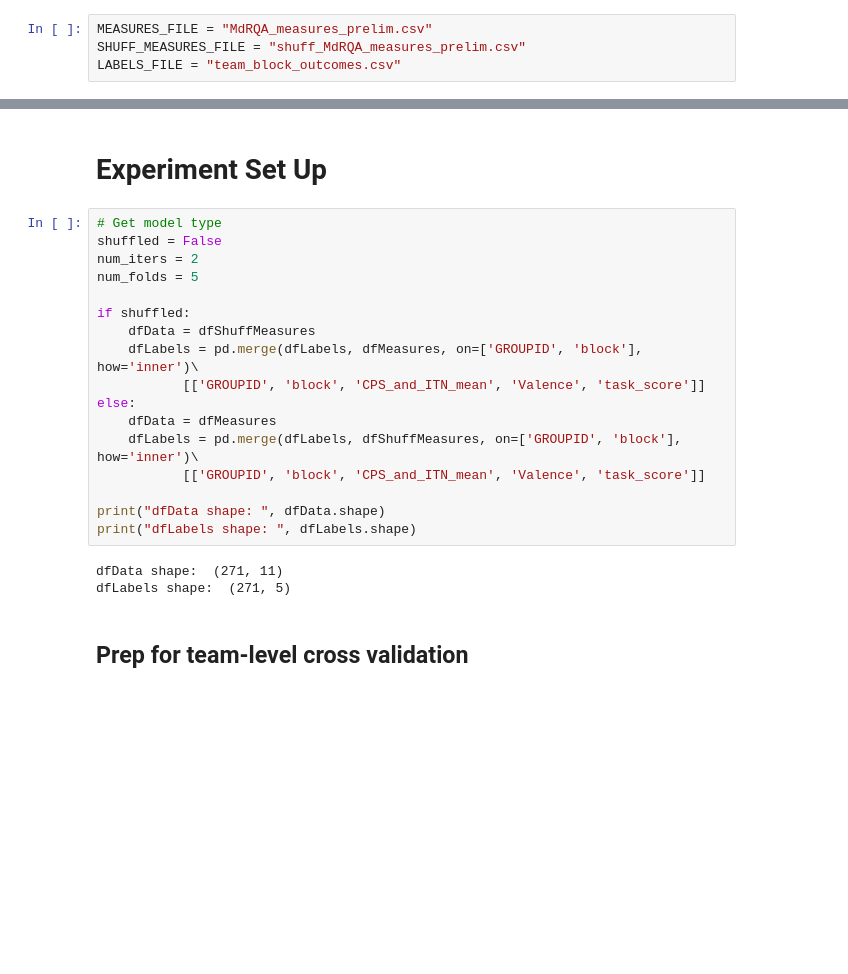
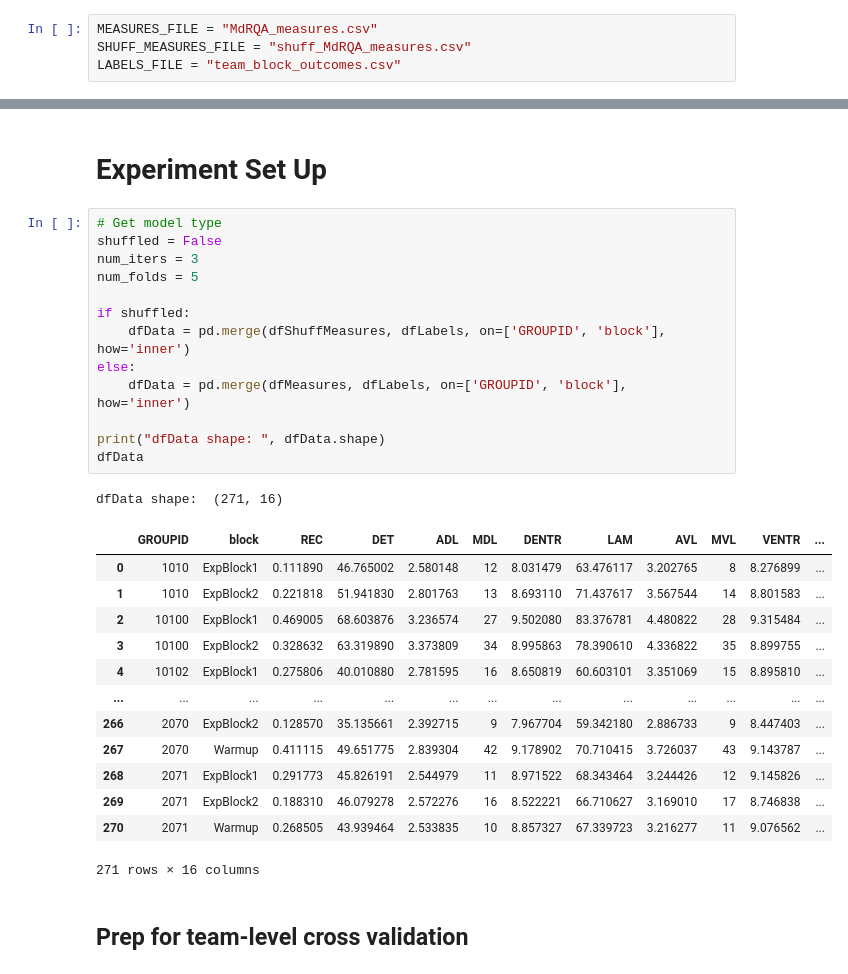
Before and after one commit to julialromero/Collaborative-Problem-Solving, a Jupyter notebook: run_RFC.ipynb, the cells around one changed output, grey strips where cells are left out. Saved outputs shown, nothing was run; the diff lists cells and outputs as text; blank space fills up the shorter version.

```diff
--- a/run_RFC.ipynb
+++ b/run_RFC.ipynb
@@ -16,8 +16,8 @@ sns.set_style('darkgrid')
 # %% [markdown]
 # Define file paths
 # %%
-MEASURES_FILE = "MdRQA_measures_prelim.csv"
-SHUFF_MEASURES_FILE = "shuff_MdRQA_measures_prelim.csv"
+MEASURES_FILE = "MdRQA_measures.csv"
+SHUFF_MEASURES_FILE = "shuff_MdRQA_measures.csv"
 LABELS_FILE = "team_block_outcomes.csv"
 # %% [markdown]
 # Load data
@@ -43,23 +66,31 @@ team_block_outcomes.csv shape: (274, 7)
 # %%
 # Get model type
 shuffled = False
-num_iters = 2
+num_iters = 3
 num_folds = 5
 
 if shuffled:
-    dfData = dfShuffMeasures
-    dfLabels = pd.merge(dfLabels, dfMeasures, on=['GROUPID', 'block'], how='inner')\
-           [['GROUPID', 'block', 'CPS_and_ITN_mean', 'Valence', 'task_score']]
+    dfData = pd.merge(dfShuffMeasures, dfLabels, on=['GROUPID', 'block'], how='inner')
 else:
-    dfData = dfMeasures
-    dfLabels = pd.merge(dfLabels, dfShuffMeasures, on=['GROUPID', 'block'], how='inner')\
-           [['GROUPID', 'block', 'CPS_and_ITN_mean', 'Valence', 'task_score']]
+    dfData = pd.merge(dfMeasures, dfLabels, on=['GROUPID', 'block'], how='inner')
 
 print("dfData shape: ", dfData.shape)
-print("dfLabels shape: ", dfLabels.shape)
+dfData
 # %% [output]
-dfData shape:  (271, 11)
-dfLabels shape:  (271, 5)
+dfData shape:  (271, 16)
+|  | GROUPID | block | REC | DET | ADL | MDL | DENTR | LAM | AVL | MVL | VENTR | ... |
+| 0 | 1010 | ExpBlock1 | 0.111890 | 46.765002 | 2.580148 | 12 | 8.031479 | 63.476117 | 3.202765 | 8 | 8.276899 | ... |
+| 1 | 1010 | ExpBlock2 | 0.221818 | 51.941830 | 2.801763 | 13 | 8.693110 | 71.437617 | 3.567544 | 14 | 8.801583 | ... |
+| 2 | 10100 | ExpBlock1 | 0.469005 | 68.603876 | 3.236574 | 27 | 9.502080 | 83.376781 | 4.480822 | 28 | 9.315484 | ... |
+| 3 | 10100 | ExpBlock2 | 0.328632 | 63.319890 | 3.373809 | 34 | 8.995863 | 78.390610 | 4.336822 | 35 | 8.899755 | ... |
+| 4 | 10102 | ExpBlock1 | 0.275806 | 40.010880 | 2.781595 | 16 | 8.650819 | 60.603101 | 3.351069 | 15 | 8.895810 | ... |
+| ... | ... | ... | ... | ... | ... | ... | ... | ... | ... | ... | ... | ... |
+| 266 | 2070 | ExpBlock2 | 0.128570 | 35.135661 | 2.392715 | 9 | 7.967704 | 59.342180 | 2.886733 | 9 | 8.447403 | ... |
+| 267 | 2070 | Warmup | 0.411115 | 49.651775 | 2.839304 | 42 | 9.178902 | 70.710415 | 3.726037 | 43 | 9.143787 | ... |
+| 268 | 2071 | ExpBlock1 | 0.291773 | 45.826191 | 2.544979 | 11 | 8.971522 | 68.343464 | 3.244426 | 12 | 9.145826 | ... |
+| 269 | 2071 | ExpBlock2 | 0.188310 | 46.079278 | 2.572276 | 16 | 8.522221 | 66.710627 | 3.169010 | 17 | 8.746838 | ... |
+| 270 | 2071 | Warmup | 0.268505 | 43.939464 | 2.533835 | 10 | 8.857327 | 67.339723 | 3.216277 | 11 | 9.076562 | ... |
+271 rows × 16 columns
 # %% [markdown]
 ## Prep for team-level cross validation
 # %%
```
Also changed, not shown: parts of 8 cells of this notebook.
